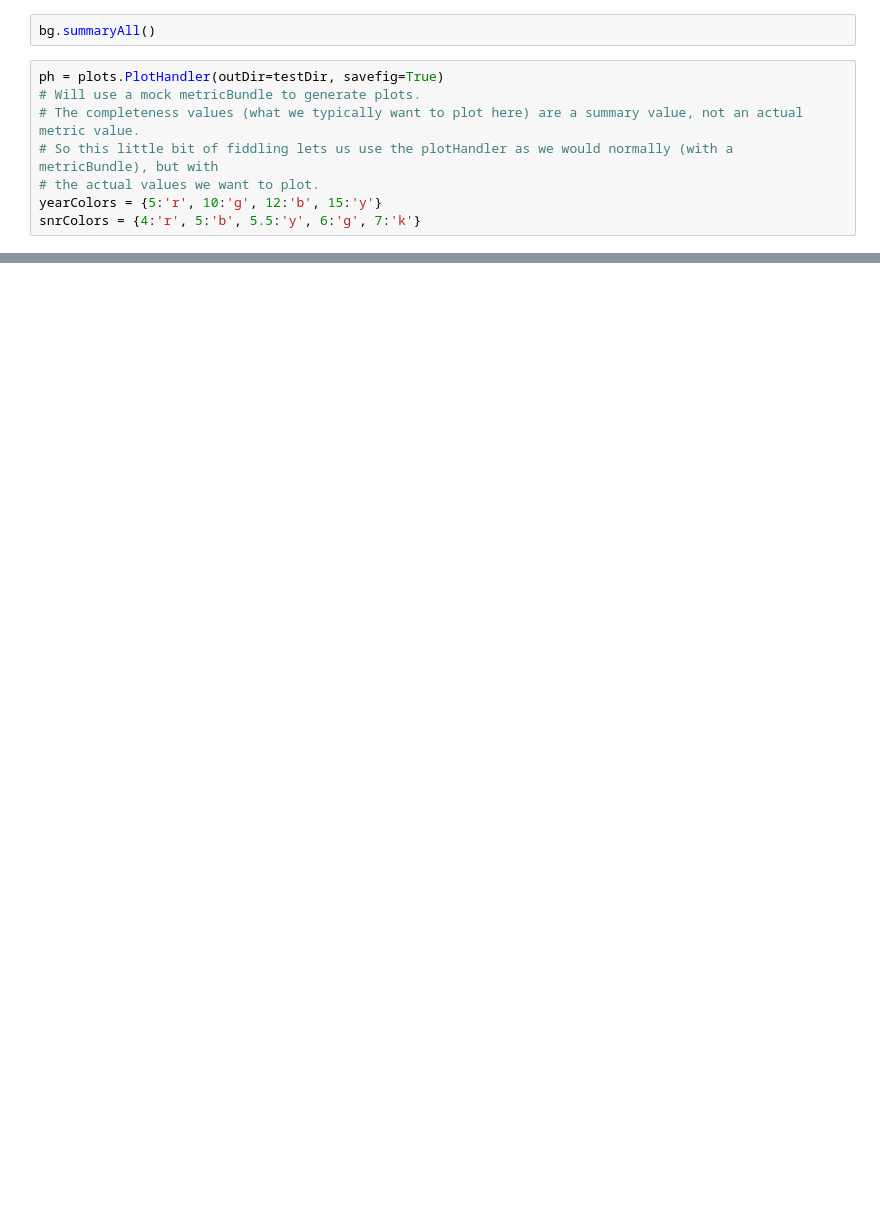
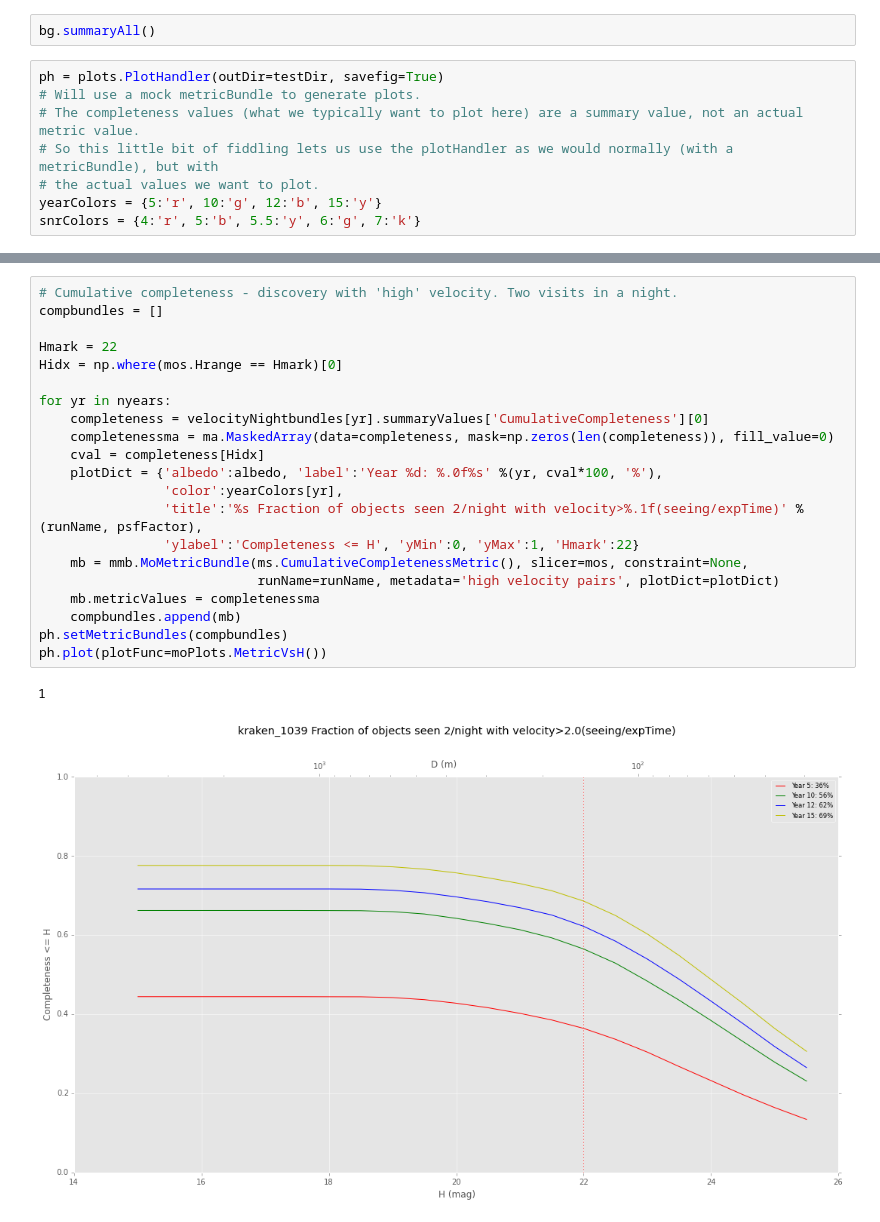
Before and after one commit to rhiannonlynne/MafSSO, a Jupyter notebook: NEOs.ipynb, the cells around one changed output, grey strips where cells are left out. Cells and saved outputs as stored; diff of their text form; blank space fills up the shorter version.

```diff
--- a/NEOs.ipynb
+++ b/NEOs.ipynb
@@ -292,0 +286,24 @@ ph.plot(plotFunc=moPlots.MetricVsH())
+# %%
+# Cumulative completeness - discovery with 'high' velocity. Two visits in a night.
+compbundles = []
+
+Hmark = 22
+Hidx = np.where(mos.Hrange == Hmark)[0]
+
+for yr in nyears:
+    completeness = velocityNightbundles[yr].summaryValues['CumulativeCompleteness'][0]
+    completenessma = ma.MaskedArray(data=completeness, mask=np.zeros(len(completeness)), fill_value=0)
+    cval = completeness[Hidx]
+    plotDict = {'albedo':albedo, 'label':'Year %d: %.0f%s' %(yr, cval*100, '%'),
+                'color':yearColors[yr],
+                'title':'%s Fraction of objects seen 2/night with velocity>%.1f(seeing/expTime)' %(runName, psfFactor),
+                'ylabel':'Completeness <= H', 'yMin':0, 'yMax':1, 'Hmark':22}
+    mb = mmb.MoMetricBundle(ms.CumulativeCompletenessMetric(), slicer=mos, constraint=None,
+                            runName=runName, metadata='high velocity pairs', plotDict=plotDict)
+    mb.metricValues = completenessma
+    compbundles.append(mb)
+ph.setMetricBundles(compbundles)
+ph.plot(plotFunc=moPlots.MetricVsH())
+# %% [output]
+1
+[figure, added]
```
Also changed, not shown: parts of 18 cells of this notebook.
